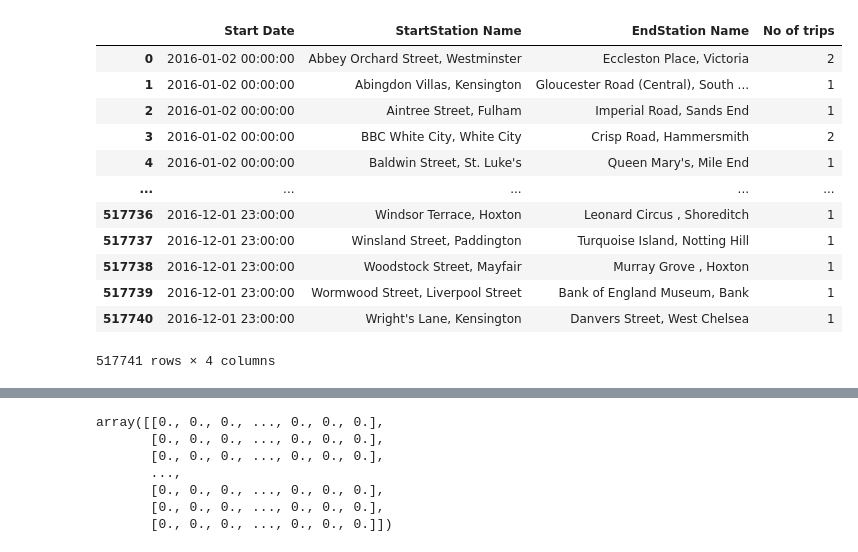
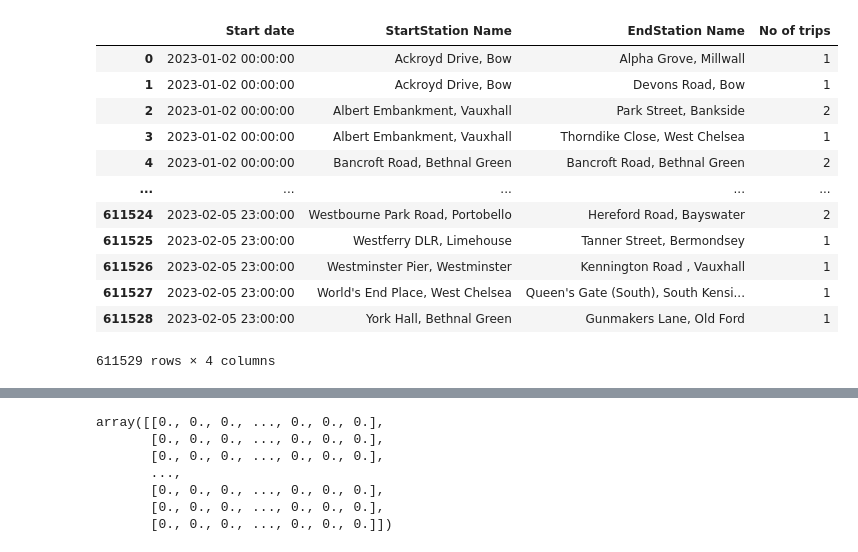
Before and after one commit to elsebasmar/london-bss, a Jupyter notebook: londonbss/notebooks/data_collection/B_Tensorappl_temp.ipynb, the cells around one changed output, grey strips where cells are left out. Drawn from its saved outputs; the diff is of its cells as text; code cells hidden in the pictures.

```diff
--- a/londonbss/notebooks/data_collection/B_Tensorappl_temp.ipynb
+++ b/londonbss/notebooks/data_collection/B_Tensorappl_temp.ipynb
@@ -58,3 +103,5 @@ results_f = result[result['Duration']<86400]
+# %%
+results_f = result_general[result_general['Duration']<3600]
 # %%
 results_f
 # %% [output]
@@ -74,5 +129,5 @@ results_f
 # %%
 result=results_f.dropna()
-new_result=result.set_index('Start Date').groupby([pd.Grouper(freq='h'), 'StartStation Name', 'EndStation Name']).count()
+new_result=result.set_index('Start date').groupby([pd.Grouper(freq='h'), 'StartStation Name', 'EndStation Name']).count()
 new_result
 # %% [output]
@@ -93,9 +147,0 @@ new_result
-# %%
-new_result['No of trips']=new_result['Duration']
-new_result.drop(columns=['Rental Id'],inplace=True)
-new_result.drop(columns=['Duration'],inplace=True)
-new_result.drop(columns=['Bike Id'],inplace=True)
-new_result.drop(columns=['End Date'],inplace=True)
-new_result.drop(columns=['EndStation Id'],inplace=True)
-new_result.drop(columns=['StartStation Id'],inplace=True)
-new_result
@@ -116,0 +173,2 @@ new_result
+# %%
+new_result = new_result[['No of trips']]
@@ -117,22 +192,22 @@ new_result
 # %%
 df = new_result.reset_index()
-df = df.sort_values(by=['Start Date'])
+df = df.sort_values(by=['Start date'])
 df = new_result.reset_index()
 df
 # %% [output]
-|  | Start Date | StartStation Name | EndStation Name | No of trips |
-| 0 | 2016-01-02 00:00:00 | Abbey Orchard Street, Westminster | Eccleston Place, Victoria | 2 |
-| 1 | 2016-01-02 00:00:00 | Abingdon Villas, Kensington | Gloucester Road (Central), South ... | 1 |
-| 2 | 2016-01-02 00:00:00 | Aintree Street, Fulham | Imperial Road, Sands End | 1 |
-| 3 | 2016-01-02 00:00:00 | BBC White City, White City | Crisp Road, Hammersmith | 2 |
-| 4 | 2016-01-02 00:00:00 | Baldwin Street, St. Luke's | Queen Mary's, Mile End | 1 |
+|  | Start date | StartStation Name | EndStation Name | No of trips |
+| 0 | 2023-01-02 00:00:00 | Ackroyd Drive, Bow | Alpha Grove, Millwall | 1 |
+| 1 | 2023-01-02 00:00:00 | Ackroyd Drive, Bow | Devons Road, Bow | 1 |
+| 2 | 2023-01-02 00:00:00 | Albert Embankment, Vauxhall | Park Street, Bankside | 2 |
+| 3 | 2023-01-02 00:00:00 | Albert Embankment, Vauxhall | Thorndike Close, West Chelsea | 1 |
+| 4 | 2023-01-02 00:00:00 | Bancroft Road, Bethnal Green | Bancroft Road, Bethnal Green | 2 |
 | ... | ... | ... | ... | ... |
-| 517736 | 2016-12-01 23:00:00 | Windsor Terrace, Hoxton | Leonard Circus , Shoreditch | 1 |
-| 517737 | 2016-12-01 23:00:00 | Winsland Street, Paddington | Turquoise Island, Notting Hill | 1 |
-| 517738 | 2016-12-01 23:00:00 | Woodstock Street, Mayfair | Murray Grove , Hoxton | 1 |
-| 517739 | 2016-12-01 23:00:00 | Wormwood Street, Liverpool Street | Bank of England Museum, Bank | 1 |
-| 517740 | 2016-12-01 23:00:00 | Wright's Lane, Kensington | Danvers Street, West Chelsea | 1 |
+| 611524 | 2023-02-05 23:00:00 | Westbourne Park Road, Portobello | Hereford Road, Bayswater | 2 |
+| 611525 | 2023-02-05 23:00:00 | Westferry DLR, Limehouse | Tanner Street, Bermondsey | 1 |
+| 611526 | 2023-02-05 23:00:00 | Westminster Pier, Westminster | Kennington Road , Vauxhall | 1 |
+| 611527 | 2023-02-05 23:00:00 | World's End Place, West Chelsea | Queen's Gate (South), South Kensi... | 1 |
+| 611528 | 2023-02-05 23:00:00 | York Hall, Bethnal Green | Gunmakers Lane, Old Ford | 1 |
-517741 rows × 4 columns
+611529 rows × 4 columns
 # %%
 total_stations = pd.concat([df['StartStation Name'],df['EndStation Name']])
 total_uniq_stations = np.unique(total_stations).tolist()
```
Also changed, not shown: parts of 39 cells of this notebook.
